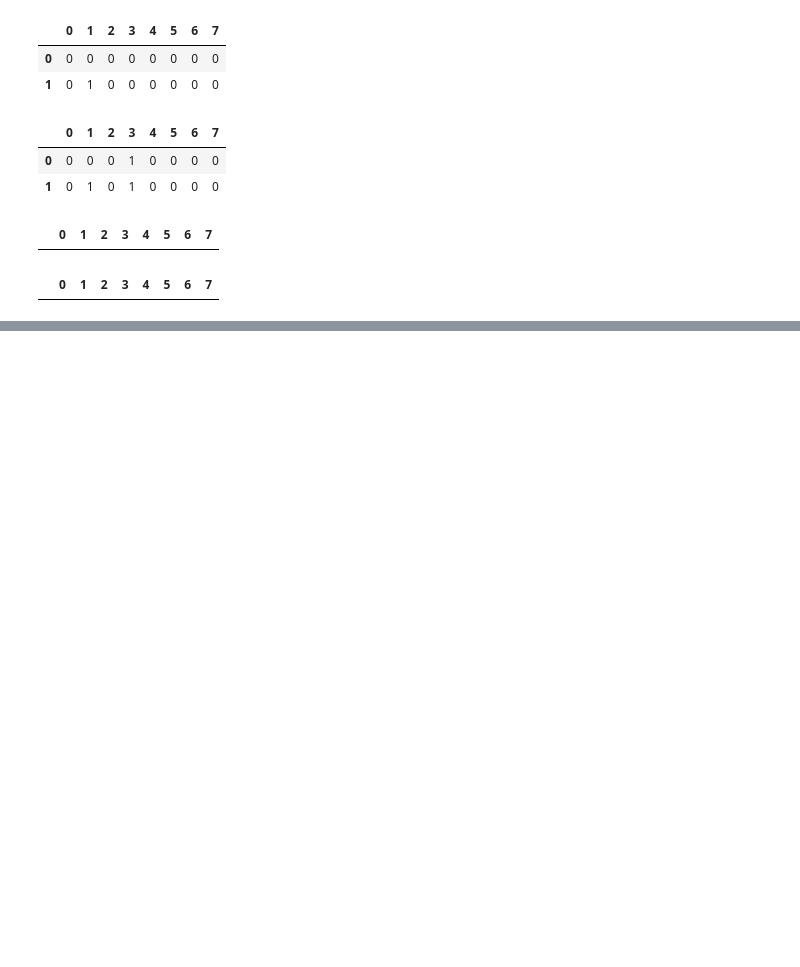
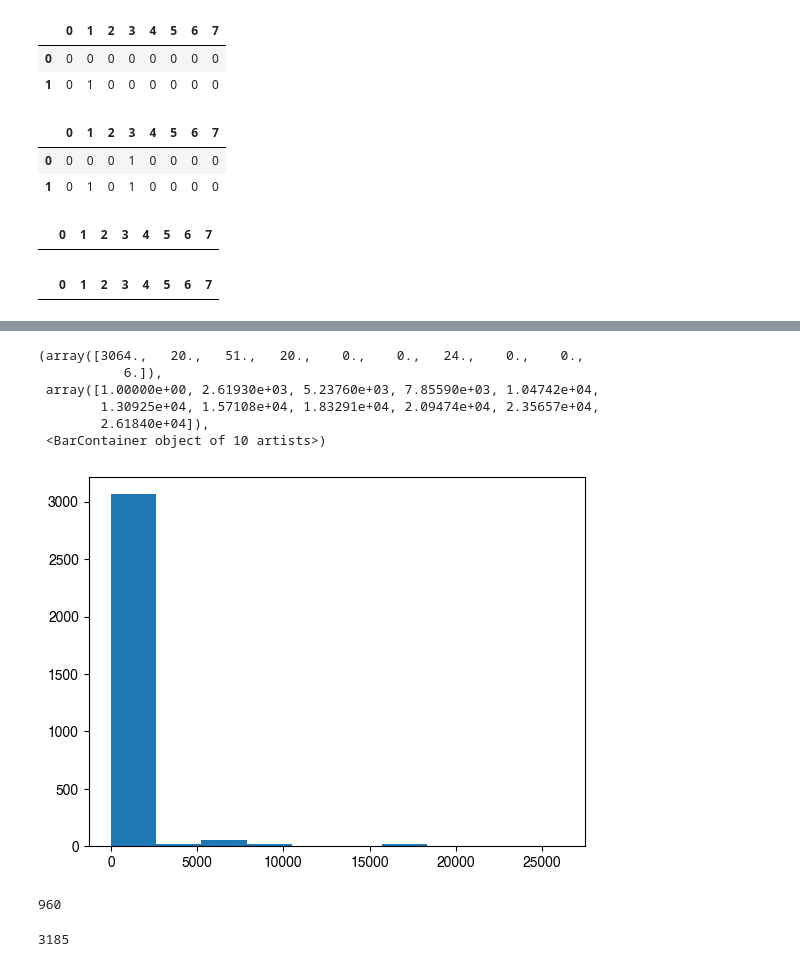
Before and after one commit to bcdaniels/Control-of-Synthetic-Boolean-Networks, a Jupyter notebook: CK_vs_entropy/develop-activating-states-function.ipynb, the cells around one changed output, grey strips where cells are left out. Cells and saved outputs as stored; diff of their text form; code cells hidden in the pictures; blank space fills up the shorter version.

```diff
--- a/CK_vs_entropy/develop-activating-states-function.ipynb
+++ b/CK_vs_entropy/develop-activating-states-function.ipynb
@@ -222,0 +311,3 @@ KeyboardInterrupt:
+# %%
+decoded_atts = [ [ net.decode(state) for state in att ] \
+                         for att in atts ]
@@ -222,0 +318,4 @@ KeyboardInterrupt:
+# %%
+communities = nx.community.louvain_communities(net.network_graph().to_undirected())
+# %%
+df_list = preimages(net,decoded_atts[8][0],communities)
@@ -222,0 +330,5 @@ KeyboardInterrupt:
+# %%
+lengths = []
+for a in tqdm.tqdm(decoded_atts):
+    df_list = preimages(net,a[0],communities)
+    lengths.append(len(conditions_product_list(df_list)))
@@ -222,0 +378,18 @@ KeyboardInterrupt:
+# %%
+plt.hist(lengths)
+# %% [output]
+(array([3064.,   20.,   51.,   20.,    0.,    0.,   24.,    0.,    0.,
+           6.]),
+ array([1.00000e+00, 2.61930e+03, 5.23760e+03, 7.85590e+03, 1.04742e+04,
+        1.30925e+04, 1.57108e+04, 1.83291e+04, 2.09474e+04, 2.35657e+04,
+        2.61840e+04]),
+ <BarContainer object of 10 artists>)
+[figure, added]
+# %%
+np.sum(np.array(lengths)==1)
+# %% [output]
+960
+# %%
+len(atts)
+# %% [output]
+3185
```
Also changed, not shown: parts of 25 cells of this notebook.
